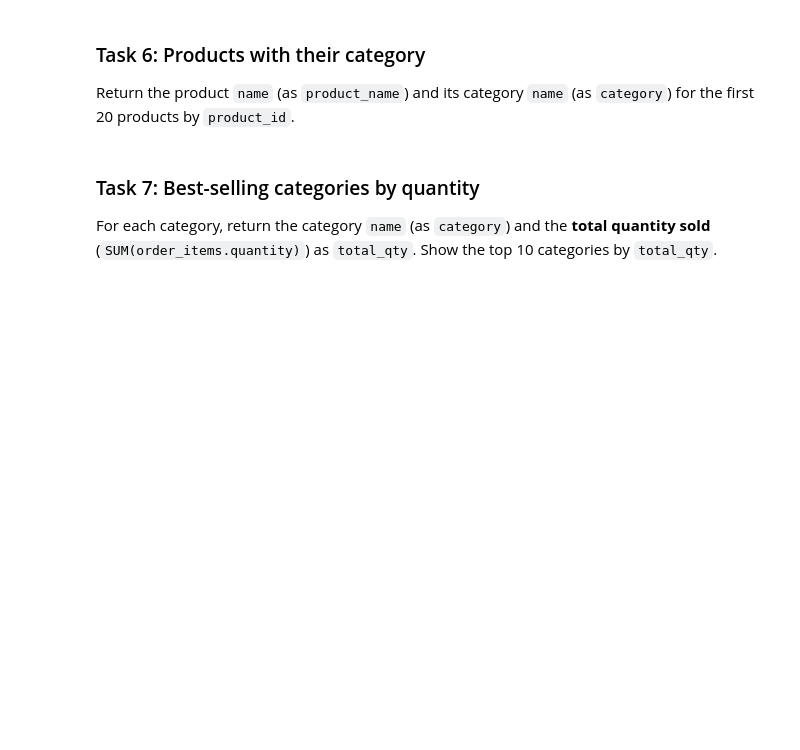
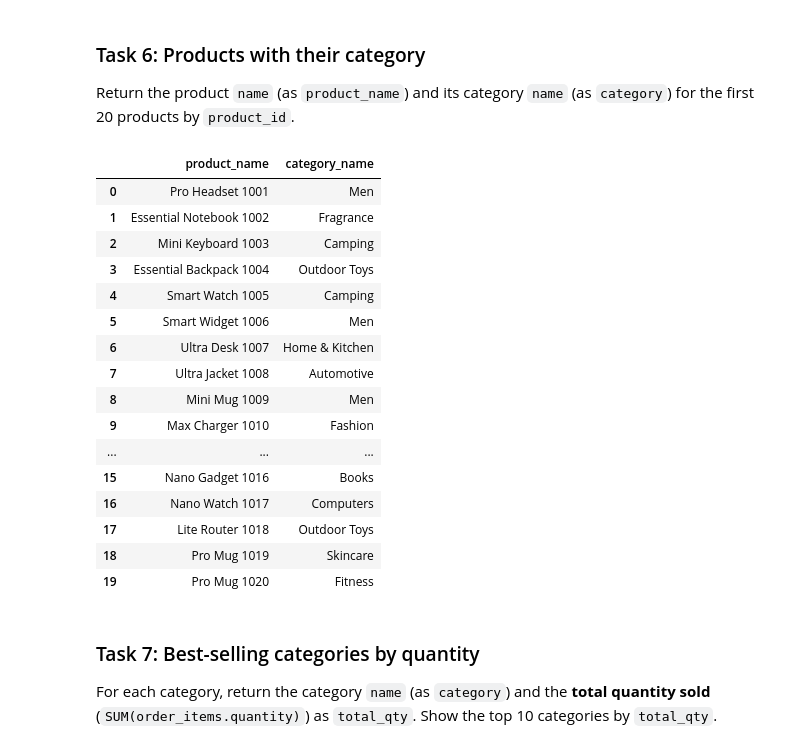
Before and after one commit to Andrey9417/sql-tasks, a Jupyter notebook: tasks.ipynb, the cells around one changed output. Cells and saved outputs as stored; diff of their text form; code cells hidden in the pictures; blank space fills up the shorter version.

```diff
--- a/tasks.ipynb
+++ b/tasks.ipynb
@@ -133,9 +200,30 @@ run_query(task_05)
 Return the product `name` (as `product_name`) and its category `name` (as `category`) for the first 20 products by `product_id`.
 # %%
 task_06 = """
--- TODO: write your SQL query here
+SELECT p.name AS product_name, c.name AS category_name
+FROM products p
+JOIN categories c ON p.category_id = c.category_id
+LIMIT 20
 """
 run_query(task_06)
+# %% [output]
+|  | product_name | category_name |
+| 0 | Pro Headset 1001 | Men |
+| 1 | Essential Notebook 1002 | Fragrance |
+| 2 | Mini Keyboard 1003 | Camping |
+| 3 | Essential Backpack 1004 | Outdoor Toys |
+| 4 | Smart Watch 1005 | Camping |
+| 5 | Smart Widget 1006 | Men |
+| 6 | Ultra Desk 1007 | Home & Kitchen |
+| 7 | Ultra Jacket 1008 | Automotive |
+| 8 | Mini Mug 1009 | Men |
+| 9 | Max Charger 1010 | Fashion |
+| ... | ... | ... |
+| 15 | Nano Gadget 1016 | Books |
+| 16 | Nano Watch 1017 | Computers |
+| 17 | Lite Router 1018 | Outdoor Toys |
+| 18 | Pro Mug 1019 | Skincare |
+| 19 | Pro Mug 1020 | Fitness |
 # %% [markdown]
 ### Task 7: Best-selling categories by quantity
 
```
Also changed, not shown: parts of 20 cells of this notebook.
